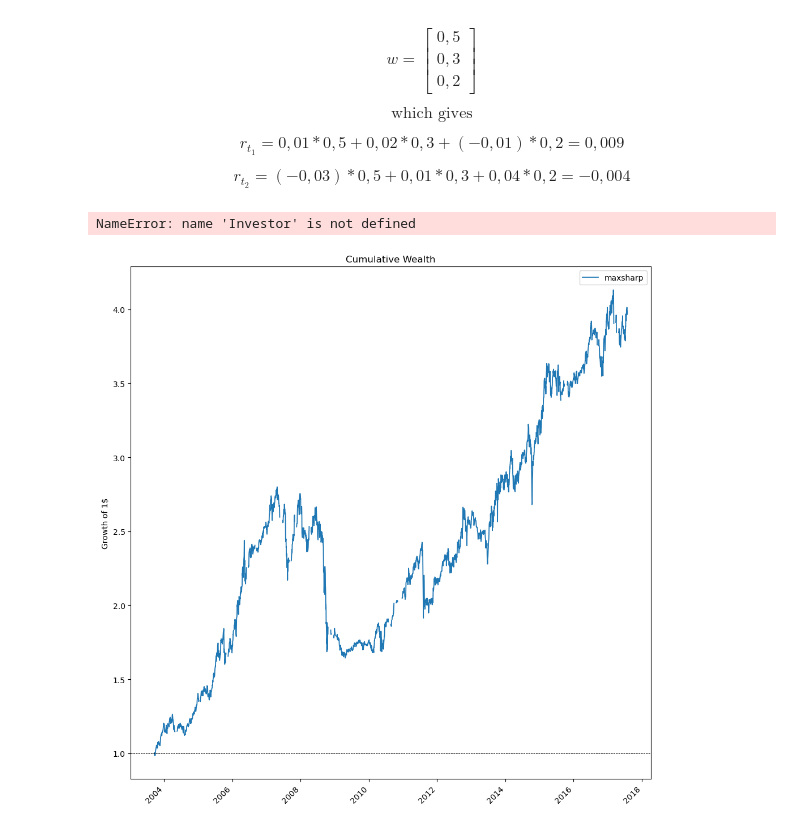
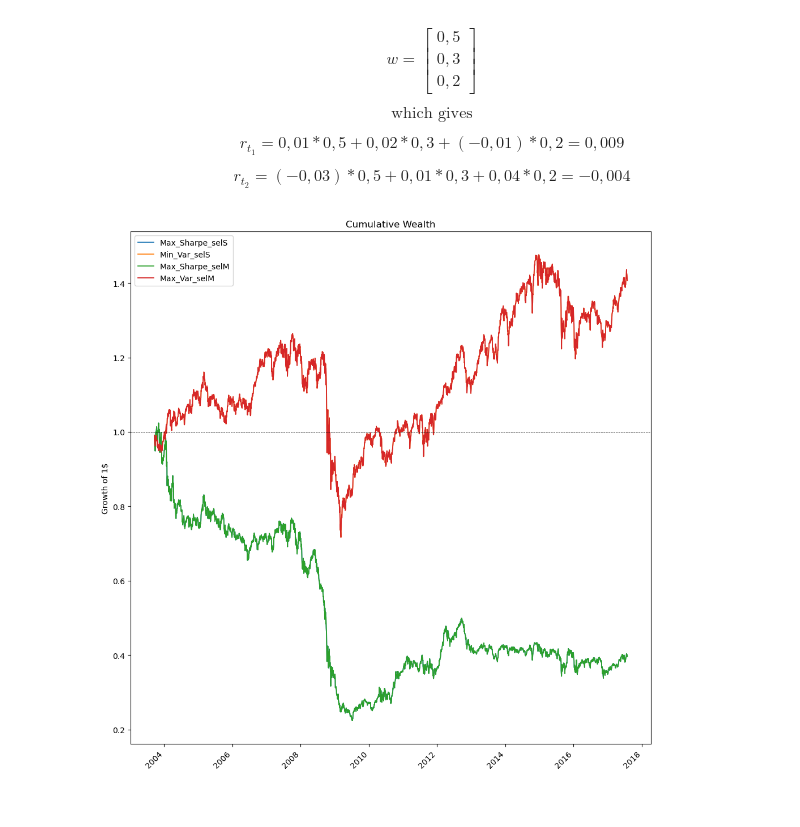
Before and after one commit to ppilihpHa/Portfolio-Optimization, a Jupyter notebook: pfo_simulation.ipynb, the cells around one changed output. Cells and saved outputs as stored; diff of their text form; code cells hidden in the pictures.

```diff
--- a/pfo_simulation.ipynb
+++ b/pfo_simulation.ipynb
@@ -14,8 +14,14 @@ main_df = main_df.sort_values(by="Date")
 # metrics for stock_selection
 
 # for now I also want start with just the pseudo Sharpe
-def metric_sharpe(ret_matrix: pd.DataFrame):
-    return ret_matrix.mean() / ret_matrix.std(ddof=1) # IMO this is a pretty crazy line since it does so much
+def metric_sharpe(panel: pd.DataFrame):
+    ret_matrix = construct_ret_matrix(panel=panel)
+    return ret_matrix.mean() / ret_matrix.std(ddof=1)
+
+def metric_mcap(panel: pd.DataFrame):
+    return (
+        panel.sort_values("Date").groupby("DSCD")["MarketCAP"].last()
+    )
 # %%
 # helpful functions
 
@@ -55,9 +61,9 @@ def filter_av_returns(panel: pd.DataFrame) -> list:
 
 # my individual stock selection function, should also work variable by giving it different metrics
 
-def select_stocks(ret_matrix: pd.DataFrame, nstocks: int, metric: callable, by_highest: bool) -> list:
+def select_stocks(panel: pd.DataFrame, nstocks: int, metric: callable, by_highest: bool) -> list:
 
-    scores = metric(ret_matrix)
+    scores = metric(panel)
     return scores.sort_values(ascending=(not by_highest)).head(nstocks).index.tolist()
 # %%
 # TODO dive into detail here, for now just make it work
@@ -240,7 +264,7 @@ class Investor:
         self.weight_history.append(w)
         self.return_history.append(pd.Series(pf_returns, index=R.index))
 # %%
-df = main_df[["Date", "Return","DSCD"]]
+df = main_df[["Date", "Return","DSCD", "MarketCAP"]]
 
 un_dates = np.sort(df["Date"].unique())
 T = len(un_dates)
@@ -253,8 +277,15 @@ holding_period = 21
 times_to_rebalance = range(estimation_window, T_cut, holding_period)
 
 Investors = {
-    "Max_Sharpe": Investor(strategy="maxsharp", cov_estimator="Sample"),
-    "Min_Var": Investor(strategy="minvar", cov_estimator="Sample")
+    "Max_Sharpe_selS": Investor(strategy="maxsharp", cov_estimator="Sample", metric="pSharpe"), # selS for Sharpe Selection
+    "Min_Var_selS": Investor(strategy="minvar", cov_estimator="Sample", metric="pSharpe"),
+    "Max_Sharpe_selM": Investor(strategy="maxsharp", cov_estimator="Sample", metric="mcap"), # selM for MCAP Selection
+    "Max_Var_selM": Investor(strategy="minvar", cov_estimator="Sample", metric="mcap")
+}
+
+Metrics = {
+    "pSharpe": metric_sharpe,
+    "mcap": metric_mcap
 }
 
 for t in tqdm(times_to_rebalance):
@@ -271,20 +302,32 @@ for t in tqdm(times_to_rebalance):
     filtered_stocks = filter_av_returns(estimation_sector)
     filtered_sector = estimation_sector[estimation_sector["DSCD"].isin(filtered_stocks)]
     filtered_sector_R = construct_ret_matrix(panel=filtered_sector)
-
-    selected_stocks = select_stocks(ret_matrix=filtered_sector_R, nstocks=15, metric=metric_sharpe, by_highest=True)
+    """
+    selected_stocks = select_stocks(panel=filtered_sector, nstocks=10, metric=metric_mcap, by_highest=True)
     selected_sector = filtered_sector[filtered_sector["DSCD"].isin(selected_stocks)]
     selected_sector_R = filtered_sector_R.loc[:, selected_stocks] # should be the same as just caling construct_ret_matrix again
+    selected_sector_R = selected_sector_R.loc[:, selected_sector_R.columns.sort_values()] # not sure why we do this exavtly, I think because rows should match for our matrix calculations later -> added it to open questions
+    """
+    for strat, inv in Investors.items():
 
-    selected_sector_R = selected_sector_R.loc[:, selected_sector_R.columns.sort_values()] # not sure why we do this exavtly, I think because rows should match for our matrix calculations later -> added it to open questions
+        if inv.metric == "pSharpe":
 
-    for strat, inv in Investors.items():
+            selected_stocks = select_stocks(panel=filtered_sector, nstocks=10, metric=metric_mcap, by_highest=True)
+            selected_sector = filtered_sector[filtered_sector["DSCD"].isin(selected_stocks)]
+            selected_sector_R = filtered_sector_R.loc[:, selected_stocks] # should be the same as just caling construct_ret_matrix again
+            selected_sector_R = selected_sector_R.loc[:, selected_sector_R.columns.sort_values()] # not sure why we do this exavtly, I think because rows should match for our matrix calculations later -> added it to open questions
+
+        if inv.metric == "macp":
+
+            selected_stocks = select_stocks(panel=filtered_sector, nstocks=10, metric=metric_sharpe, by_highest=True)
+            selected_sector = filtered_sector[filtered_sector["DSCD"].isin(selected_stocks)]
+            selected_sector_R = filtered_sector_R.loc[:, selected_stocks] # should be the same as just caling construct_ret_matrix again
+            selected_sector_R = selected_sector_R.loc[:, selected_sector_R.columns.sort_values()] # not sure why we do this exavtly, I think because rows should match for our matrix calculations later -> added it to open questions
+
 
         inv.rebalance(sel_R=selected_sector_R, period=holding_dates, stocks=selected_stocks)
 
     #break # for testing
-# %% [output]
-NameError: name 'Investor' is not defined
 # %%
 # Summary and Visualization (of currently just one investor)
 
@@ -309,23 +352,25 @@ def evaluate_pf_investor(investor: Investor):
 
     return pf_evaluation
 
-def plot_pf_investor_wealth(investor: Investor):
+def plot_pf_investors_wealth():
 
     figsize = (10, 10)
-
-    pf_returns_series = pd.concat(investor.return_history)
-    wealth_series = (1 + pf_returns_series).cumprod() # important
 
     fig, ax = plt.subplots(figsize=figsize)
 
     colors = plt.rcParams["axes.prop_cycle"].by_key()["color"] # get colors from mpl, unnecassary here since I'm starting with plotting just one pf
 
-    ax.plot(
-        wealth_series.index,
-        wealth_series.values,
-        label=investor.strategy,
-        color=colors[0],
-        linewidth=1.3
+    for i, (strat, inv) in enumerate(Investors.items()):
+
+        pf_returns_series = pd.concat(inv.return_history)
+        wealth_series = (1 + pf_returns_series).cumprod() # important
+
+        ax.plot(
+            wealth_series.index,
+            wealth_series.values,
+            label=strat,
+            color=colors[i],
+            linewidth=1.3
     )
 
     ax.set_title("Cumulative Wealth")
@@ -339,6 +384,6 @@ def plot_pf_investor_wealth(investor: Investor):
     fig.tight_layout()
     plt.show()
 # %%
-plot_pf_investor_wealth(Investors["Max_Sharpe"])
+plot_pf_investors_wealth()
 # %% [output]
-[figure, old version]
+[figure, new version]
```
Also changed, not shown: parts of 1 cell of this notebook.
